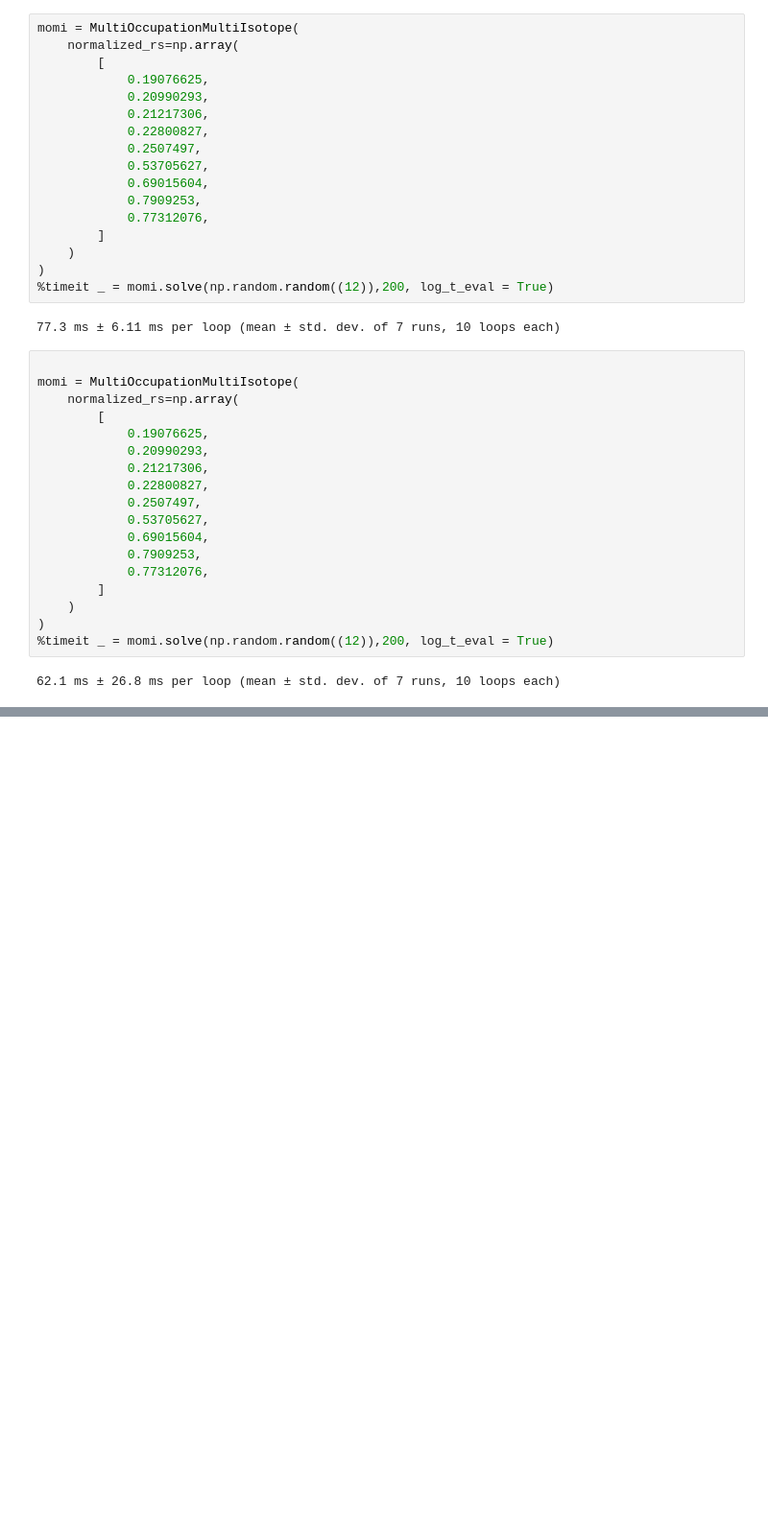
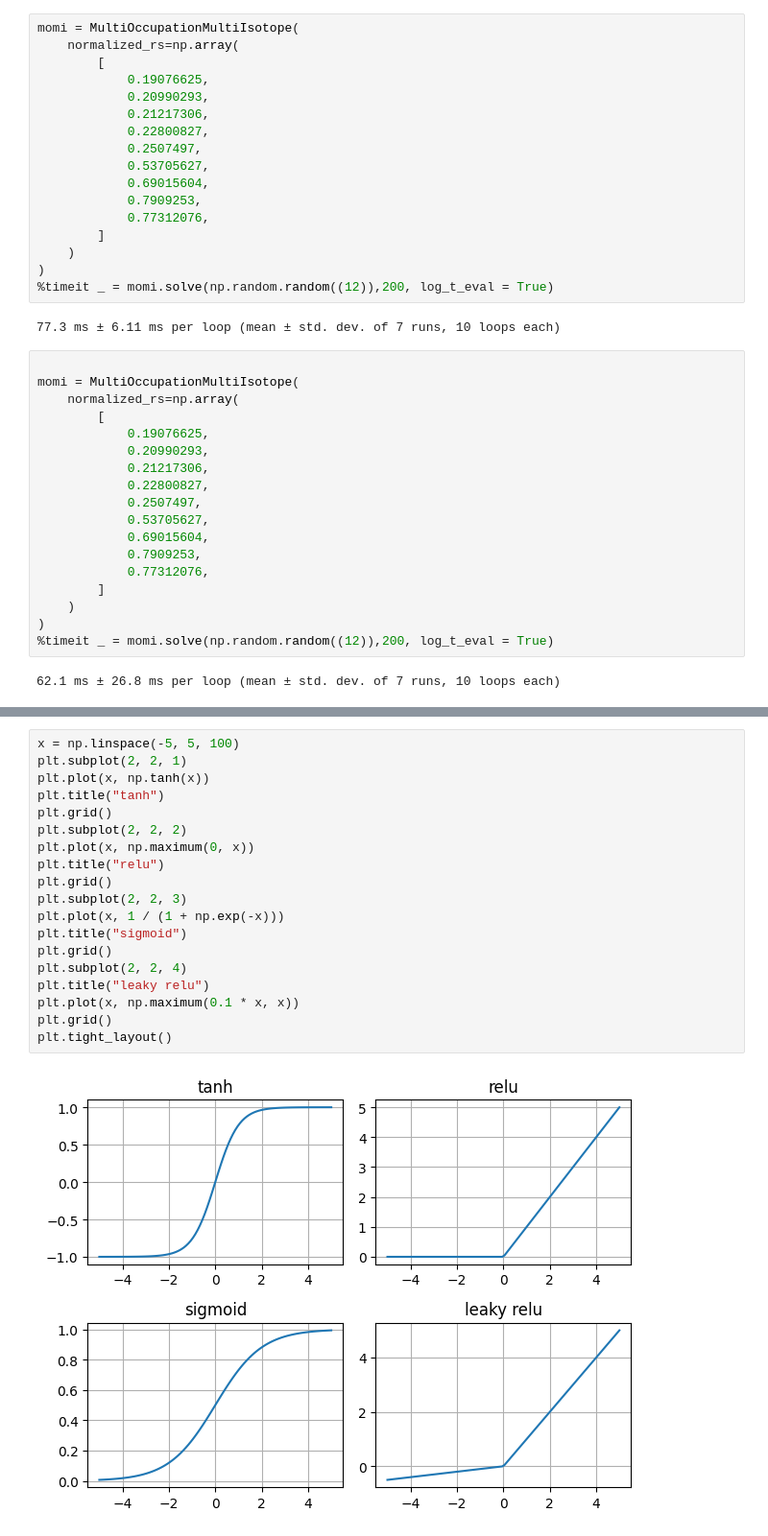
Before and after one commit to Davidxdydz/TrapDiffusion, a Jupyter notebook: Training.ipynb, the cells around one changed output, grey strips where cells are left out. Shown at 96% size. Drawn from its saved outputs; the diff is of its cells as text; blank space fills up the shorter version.

```diff
--- a/Training.ipynb
+++ b/Training.ipynb
@@ -249,0 +482,21 @@ momi = MultiOccupationMultiIsotope(
+# %%
+x = np.linspace(-5, 5, 100)
+plt.subplot(2, 2, 1)
+plt.plot(x, np.tanh(x))
+plt.title("tanh")
+plt.grid()
+plt.subplot(2, 2, 2)
+plt.plot(x, np.maximum(0, x))
+plt.title("relu")
+plt.grid()
+plt.subplot(2, 2, 3)
+plt.plot(x, 1 / (1 + np.exp(-x)))
+plt.title("sigmoid")
+plt.grid()
+plt.subplot(2, 2, 4)
+plt.title("leaky relu")
+plt.plot(x, np.maximum(0.1 * x, x))
+plt.grid()
+plt.tight_layout()
+# %% [output]
+[figure, added]
```
Also changed, not shown: parts of 11 cells of this notebook, 13 other files.
